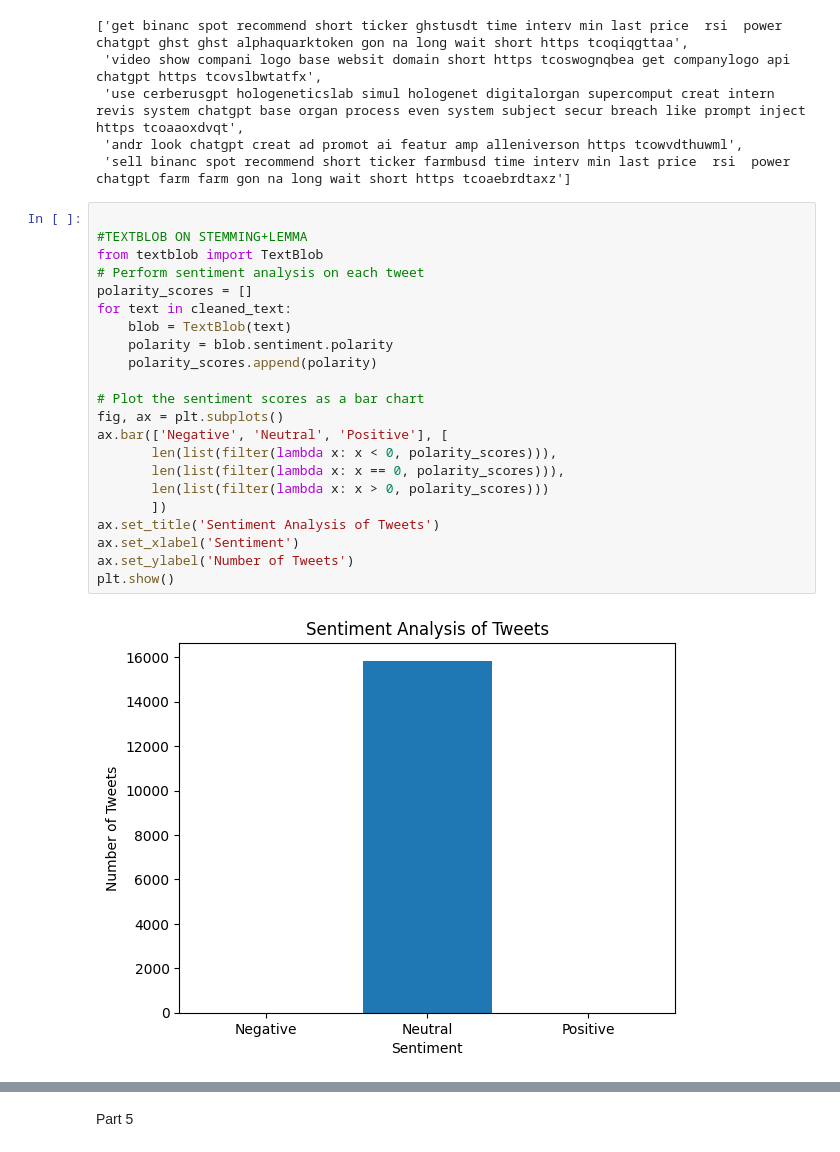
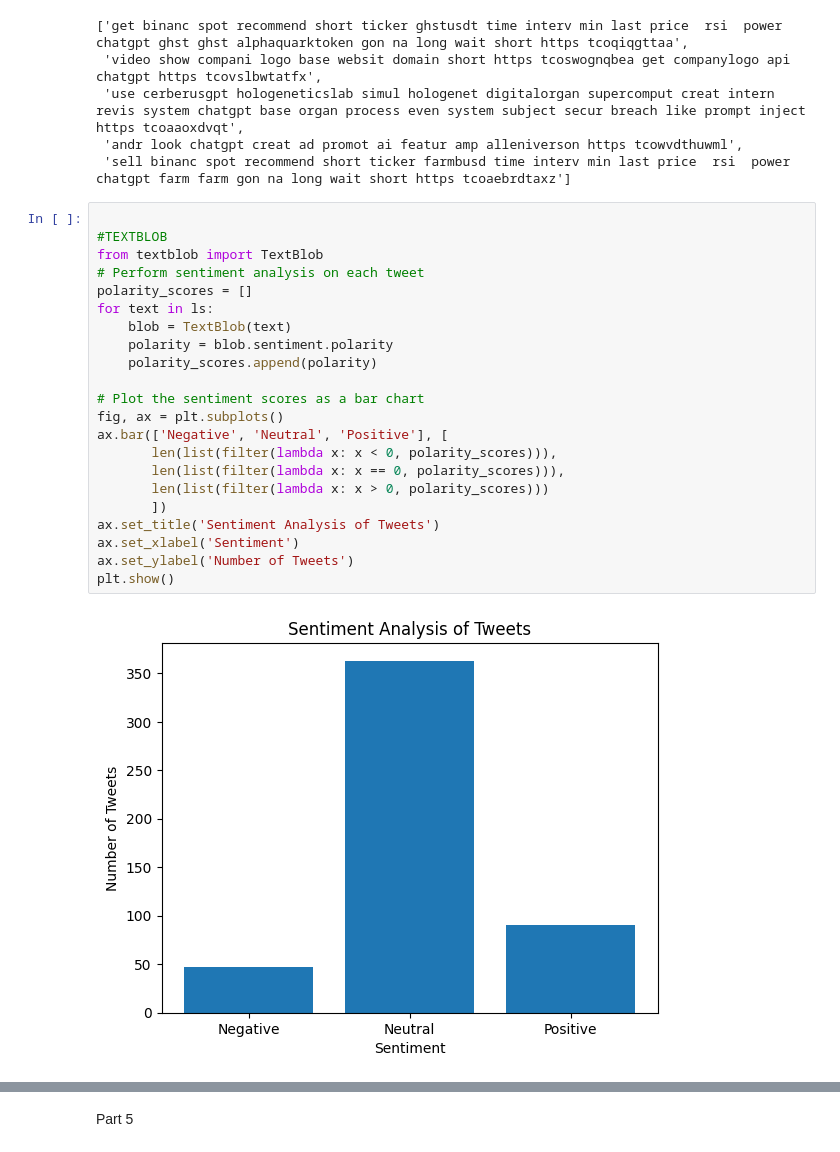
Before and after one commit to Midnight29x/Encryption-task, a Jupyter notebook: NLP361.ipynb, the cells around one changed output, grey strips where cells are left out. Cells and saved outputs as stored; diff of their text form.

```diff
--- a/NLP361.ipynb
+++ b/NLP361.ipynb
@@ -323,25 +338,25 @@ ls[:5]
  'sell binanc spot recommend short ticker farmbusd time interv min last price  rsi  power chatgpt farm farm gon na long wait short https tcoaebrdtaxz']
 # %%
 
-#TEXTBLOB ON STEMMING+LEMMA
+#TEXTBLOB
 from textblob import TextBlob
 # Perform sentiment analysis on each tweet
 polarity_scores = []
-for text in cleaned_text:
+for text in ls:
     blob = TextBlob(text)
     polarity = blob.sentiment.polarity
     polarity_scores.append(polarity)
 
 # Plot the sentiment scores as a bar chart
 fig, ax = plt.subplots()
 ax.bar(['Negative', 'Neutral', 'Positive'], [
        len(list(filter(lambda x: x < 0, polarity_scores))),
        len(list(filter(lambda x: x == 0, polarity_scores))),
        len(list(filter(lambda x: x > 0, polarity_scores)))
        ])
 ax.set_title('Sentiment Analysis of Tweets')
 ax.set_xlabel('Sentiment')
 ax.set_ylabel('Number of Tweets')
 plt.show()
 # %% [output]
-[figure, old version]
+[figure, new version]
```
Also changed, not shown: parts of 17 cells of this notebook.
